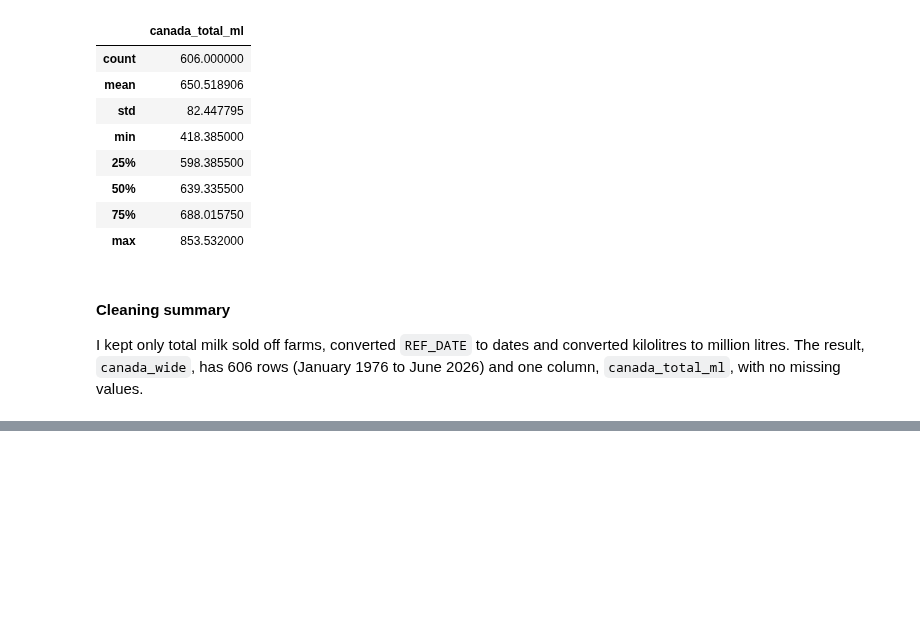
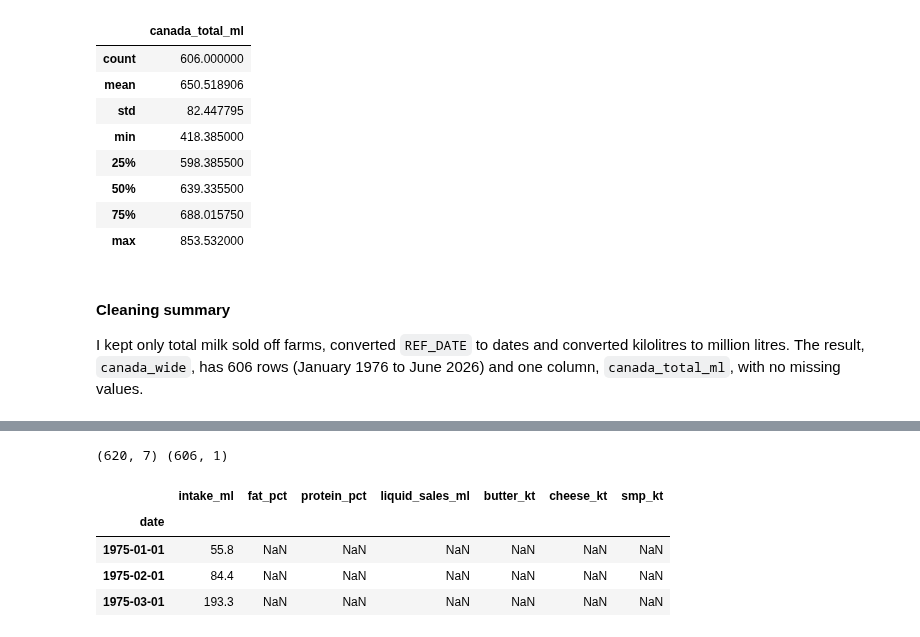
Before and after one commit to temulenbd/irish-dairy-analysis, a Jupyter notebook: notebooks/1_data_preparation.ipynb, the cells around one changed output, grey strips where cells are left out. Saved outputs shown, nothing was run; the diff lists cells and outputs as text; code cells hidden in the pictures; blank space fills up the shorter version.

```diff
--- a/notebooks/1_data_preparation.ipynb
+++ b/notebooks/1_data_preparation.ipynb
@@ -1088,0 +1153,14 @@ I kept only total milk sold off farms, converted `REF_DATE` to dates and convert
+# %%
+# Read the files back to check they were saved correctly
+check_ie = pd.read_csv("../data/processed/ireland_dairy_monthly.csv", index_col="date", parse_dates=True)
+check_ca = pd.read_csv("../data/processed/canada_milk_monthly.csv", index_col="date", parse_dates=True)
+
+print(check_ie.shape, check_ca.shape)
+check_ie.head(3)
+# %% [output]
+(620, 7) (606, 1)
+|  | intake_ml | fat_pct | protein_pct | liquid_sales_ml | butter_kt | cheese_kt | smp_kt |
+| date |  |  |  |  |  |  |  |
+| 1975-01-01 | 55.8 | NaN | NaN | NaN | NaN | NaN | NaN |
+| 1975-02-01 | 84.4 | NaN | NaN | NaN | NaN | NaN | NaN |
+| 1975-03-01 | 193.3 | NaN | NaN | NaN | NaN | NaN | NaN |
```
Also changed, not shown: parts of 9 cells of this notebook, 2 other files.
